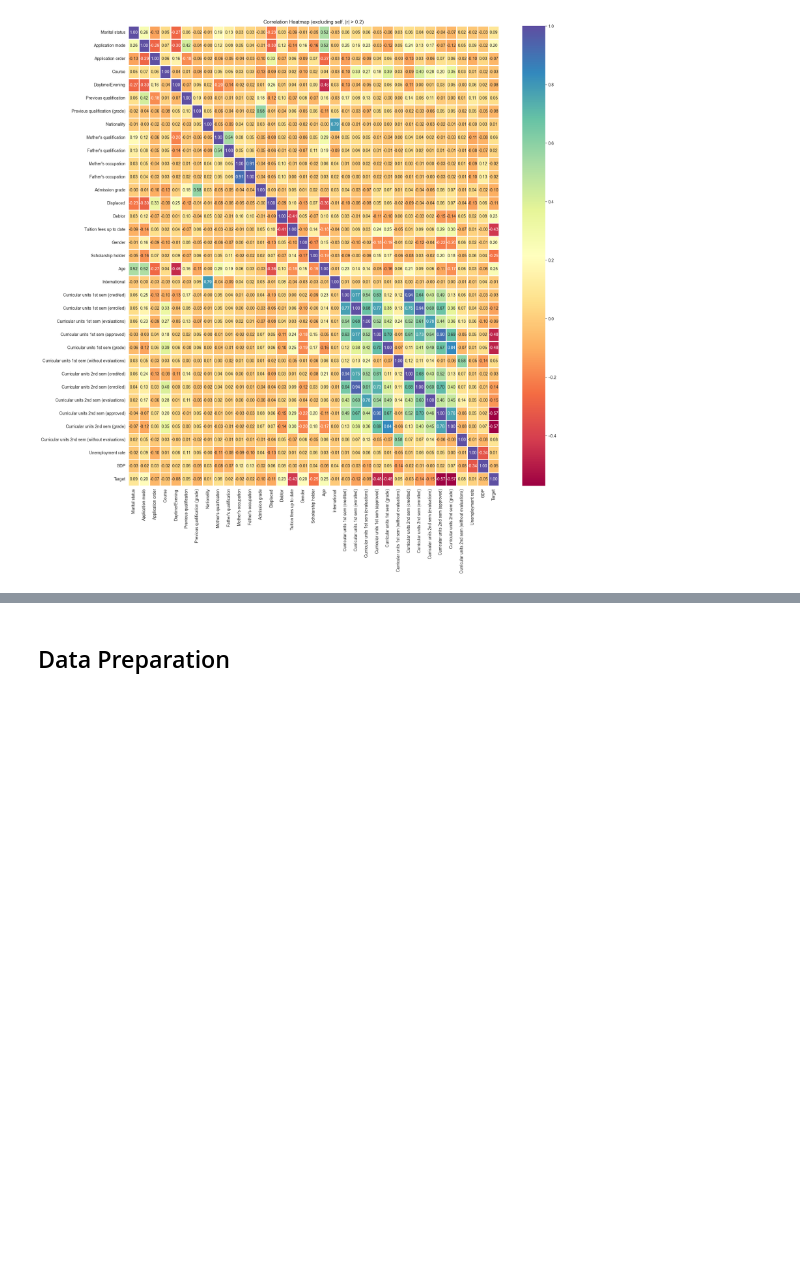
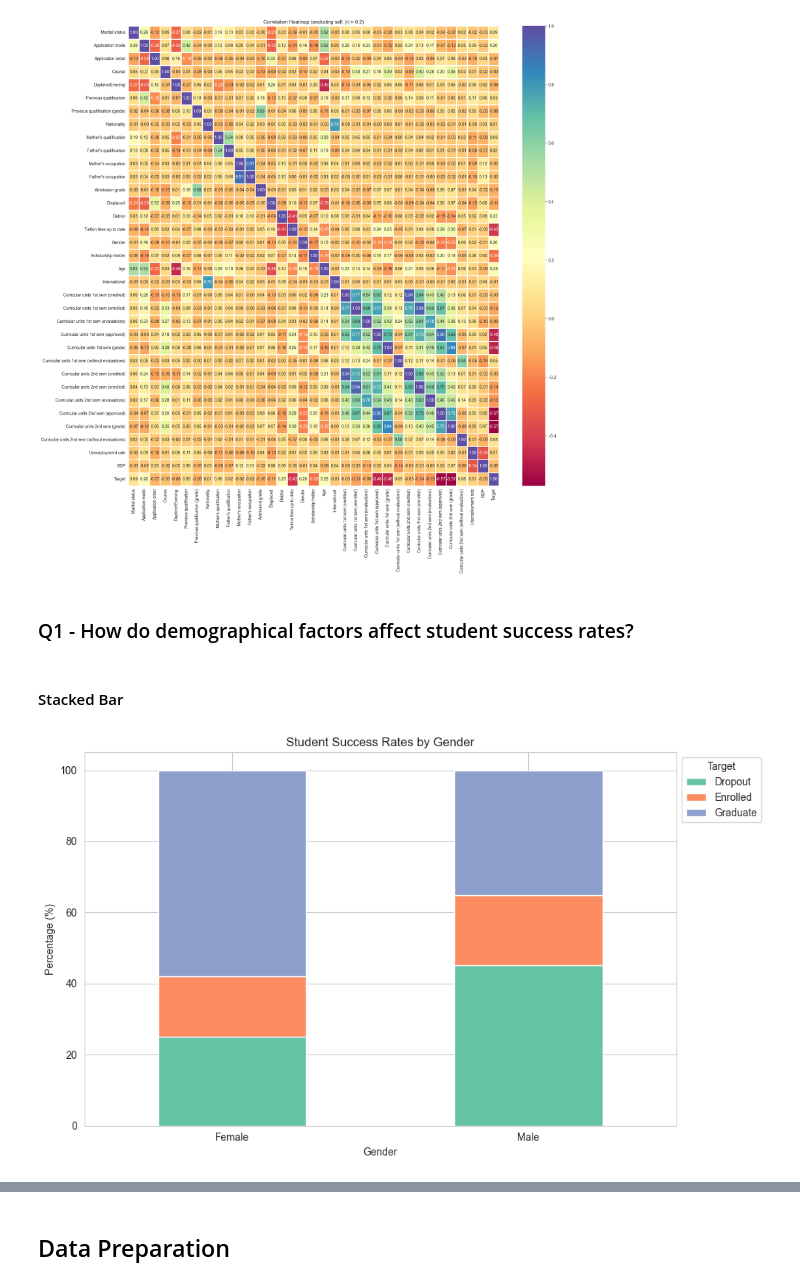
Before and after one commit to evaktar/AIandML, a Jupyter notebook: assessment.ipynb, the cells around one changed output, grey strips where cells are left out. Cells and saved outputs as stored; diff of their text form; code cells hidden in the pictures; blank space fills up the shorter version.

Commit message:
stacked bars

```diff
--- a/assessment.ipynb
+++ b/assessment.ipynb
@@ -266,3 +268,21 @@ occupation_mapping = {
     194: "Meal preparation assistants",
     195: "Street vendors (except food) and street service providers"
 }
+
+gender_mapping ={
+    1: "Male",
+    0: "Female"
+}
+
+# Combine to keyed dictionary - Column to Mapping
+feature_mappings = {
+    "Marital status": marital_mapping,
+    "Application mode": appl_mode_mapping,
+    "Nationality": nationality_mapping,
+    "Previous qualification": prev_qual_mapping,
+    "Mother's qualification": prev_qual_mapping,
+    "Father's qualification": prev_qual_mapping,
+    "Mother's occupation": occupation_mapping,
+    "Father's occupation": occupation_mapping,
+    "Gender": gender_mapping
+}
@@ -603,3 +612,42 @@ plt.title(f'Correlation Heatmap (excluding self, |r| > {threshold})')
 plt.show()
 # %% [output]
 [figure]
+# %% [markdown]
+### Q1 - How do demographical factors affect student success rates?
+# %% [markdown]
+#### Stacked Bar
+# %%
+def stacked_bar_success(df, demographic_col, mappings=feature_mappings, target_col='Target'):
+    try:
+        # Map numeric codes to attribute mappings (descriptive names)
+        df[demographic_col] = df[demographic_col].map(mappings[col])
+    except KeyError:
+        pass
+
+    # Count values of attribute
+    counts = df.groupby([demographic_col, target_col]).size().reset_index(name='count')
+
+    # Pivot to wide format for stacked plot
+    df_pivot = counts.pivot(index=demographic_col, columns=target_col, values='count').fillna(0)
+
+    # Normalise to percentages
+    df_pivot = df_pivot.div(df_pivot.sum(axis=1), axis=0) * 100
+
+    # Set palette by num of categories
+    palette = sns.color_palette("Set2", n_colors=df_pivot.shape[1])
+
+    # Plot the graph
+    ax = df_pivot.plot(kind='bar', stacked=True, figsize=(10, 6), color=palette)
+    ax.set_xticklabels(ax.get_xticklabels(), rotation=0, ha="center")
+    plt.title(f"Student Success Rates by {demographic_col}")
+    plt.ylabel("Percentage (%)")
+    plt.xlabel(demographic_col)
+    plt.legend(title=target_col, bbox_to_anchor=(1, 1), loc='upper left')
+    plt.tight_layout()
+    plt.show()
+
+# Gender
+df_temp = df_eda.copy()
+stacked_bar_success(df_temp, 'Gender')
+# %% [output]
+[figure, added]
```
Also changed, not shown: parts of 20 cells of this notebook.
